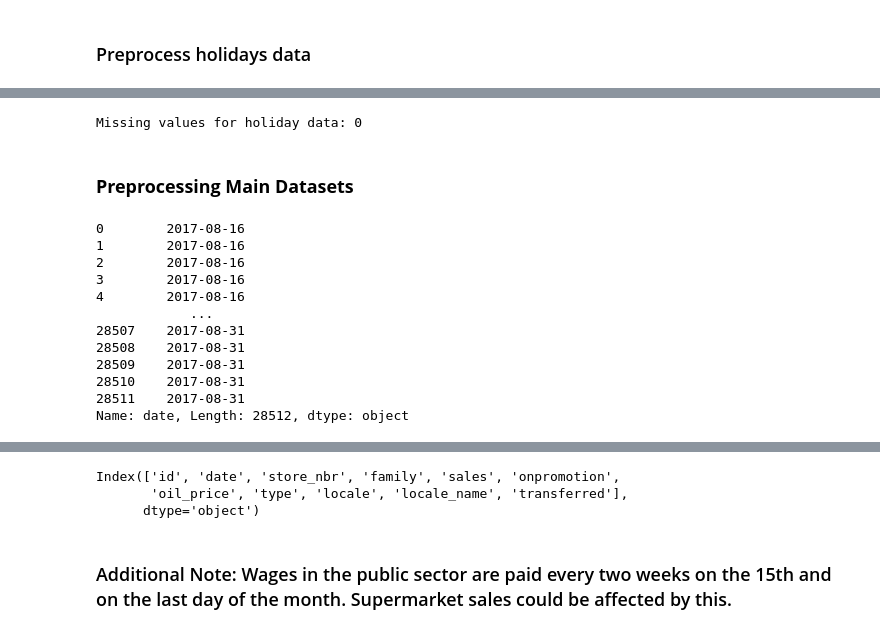
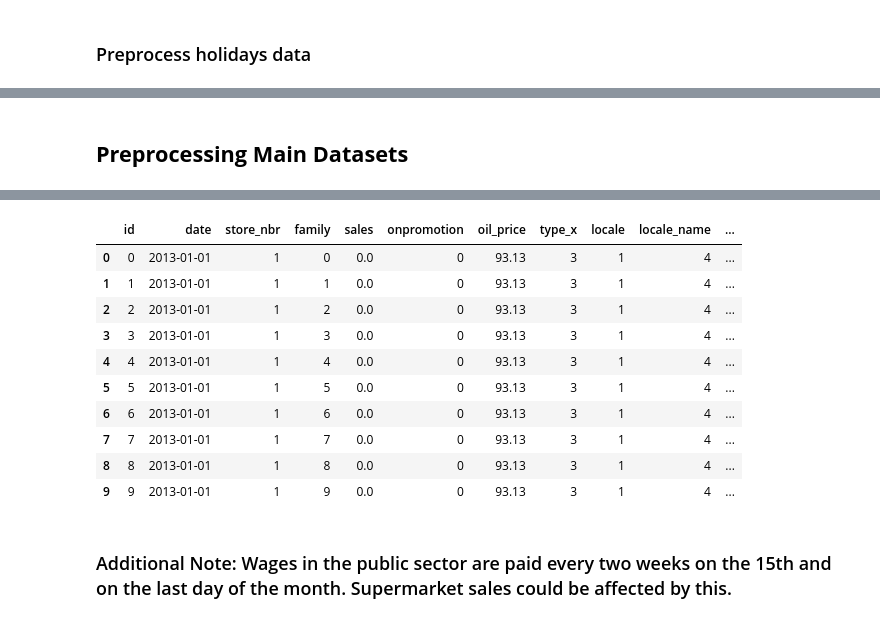
Before and after one commit to BohdanChuprynka/Stock-Sales-Prediction, a Jupyter notebook: preprocess_data.ipynb, the cells around one changed output, grey strips where cells are left out. Drawn from its saved outputs; the diff is of its cells as text; code cells hidden in the pictures.

```diff
--- a/preprocess_data.ipynb
+++ b/preprocess_data.ipynb
@@ -226,26 +225,3 @@ There are 25 unique locales in holiday data
 1000 rows × 5 columns
-# %%
-# Use ffill method on holiday data
-holiday_events = holiday_events.ffill(axis=0)
-
-# Any missing values?
-print(f"Missing values for holiday data: {holiday_events.isna().sum().sum()}")
-# %% [output]
-Missing values for holiday data: 0
 # %% [markdown]
-### **Preprocessing Main Datasets**
+## **Preprocessing Main Datasets**
-# %%
-pd.to_datetime(test_data['date']).dt.date
-# %% [output]
-0        2017-08-16
-1        2017-08-16
-2        2017-08-16
-3        2017-08-16
-4        2017-08-16
-            ...
-28507    2017-08-31
-28508    2017-08-31
-28509    2017-08-31
-28510    2017-08-31
-28511    2017-08-31
-Name: date, Length: 28512, dtype: object
@@ -260,15 +246,23 @@ holiday_events['date'] = pd.to_datetime(holiday_events['date']).astype('datetime
 # Merge train and test datasets with oil prices based on date
 train_dataset = train_dataset.merge(oil_data, on="date", how="left")
 train_dataset = train_dataset.merge(holiday_events, on="date", how="left")
+train_dataset = train_dataset.merge(stores_csv, on="store_nbr", how="left")
 
 test_data = test_data.merge(oil_data, on="date", how="left")
 test_data = test_data.merge(holiday_events, on="date", how="left")
+test_data = test_data.merge(stores_csv, on="store_nbr", how="left")
+
+# Label Encode Categorical Features
+categorical_features = get_categorical_features(train_dataset)
+
+encoder = LabelEncoder()
+train_dataset[categorical_features] = train_dataset[categorical_features].apply(encoder.fit_transform)
+test_data[categorical_features] = test_data[categorical_features].apply(encoder.fit_transform)
 
 # Are there any missing values
 print(f"Missing values for train dataset: {train_dataset.isna().sum().sum()}")
 print(f"Missing values for test dataset: {test_data.isna().sum().sum()}")
-
-train_dataset.columns
+train_dataset.head(10)
 # %% [output]
 Missing values for train dataset: 0
 Missing values for test dataset: 0
@@ -277,6 +271,14 @@ Wall time: 1.24 s
-Index(['id', 'date', 'store_nbr', 'family', 'sales', 'onpromotion',
-       'oil_price', 'type', 'locale', 'locale_name', 'transferred'],
-      dtype='object')
+|  | id | date | store_nbr | family | sales | onpromotion | oil_price | type_x | locale | locale_name | ... |
+| 0 | 0 | 2013-01-01 | 1 | 0 | 0.0 | 0 | 93.13 | 3 | 1 | 4 | ... |
+| 1 | 1 | 2013-01-01 | 1 | 1 | 0.0 | 0 | 93.13 | 3 | 1 | 4 | ... |
+| 2 | 2 | 2013-01-01 | 1 | 2 | 0.0 | 0 | 93.13 | 3 | 1 | 4 | ... |
+| 3 | 3 | 2013-01-01 | 1 | 3 | 0.0 | 0 | 93.13 | 3 | 1 | 4 | ... |
+| 4 | 4 | 2013-01-01 | 1 | 4 | 0.0 | 0 | 93.13 | 3 | 1 | 4 | ... |
+| 5 | 5 | 2013-01-01 | 1 | 5 | 0.0 | 0 | 93.13 | 3 | 1 | 4 | ... |
+| 6 | 6 | 2013-01-01 | 1 | 6 | 0.0 | 0 | 93.13 | 3 | 1 | 4 | ... |
+| 7 | 7 | 2013-01-01 | 1 | 7 | 0.0 | 0 | 93.13 | 3 | 1 | 4 | ... |
+| 8 | 8 | 2013-01-01 | 1 | 8 | 0.0 | 0 | 93.13 | 3 | 1 | 4 | ... |
+| 9 | 9 | 2013-01-01 | 1 | 9 | 0.0 | 0 | 93.13 | 3 | 1 | 4 | ... |
 # %% [markdown]
 ### Additional Note: Wages in the public sector are paid every two weeks on the 15th and on the last day of the month. Supermarket sales could be affected by this.
 # %%
```
Also changed, not shown: parts of 33 cells of this notebook, 5 other files.
